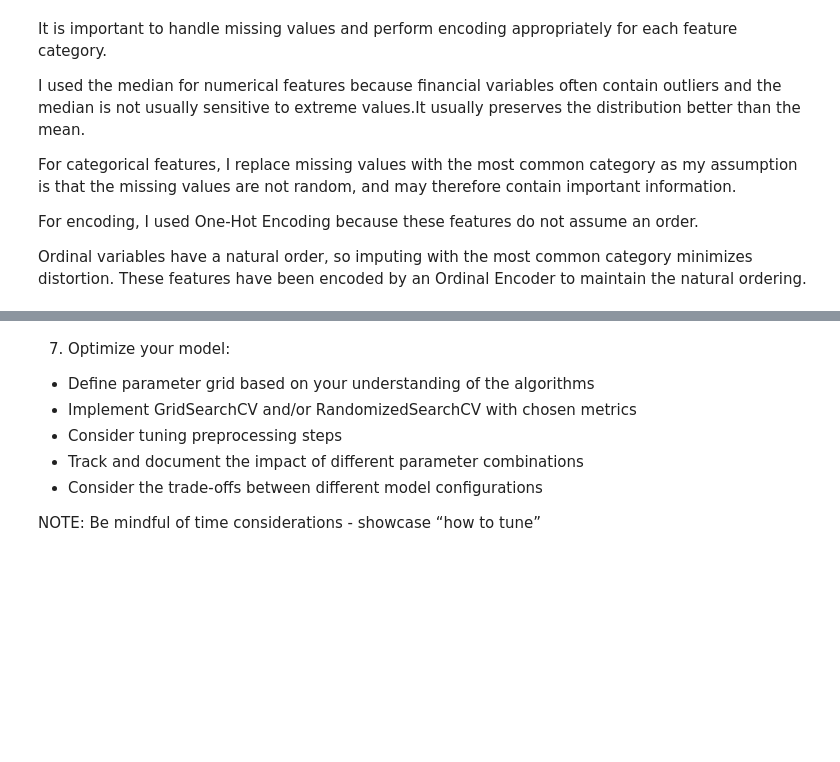
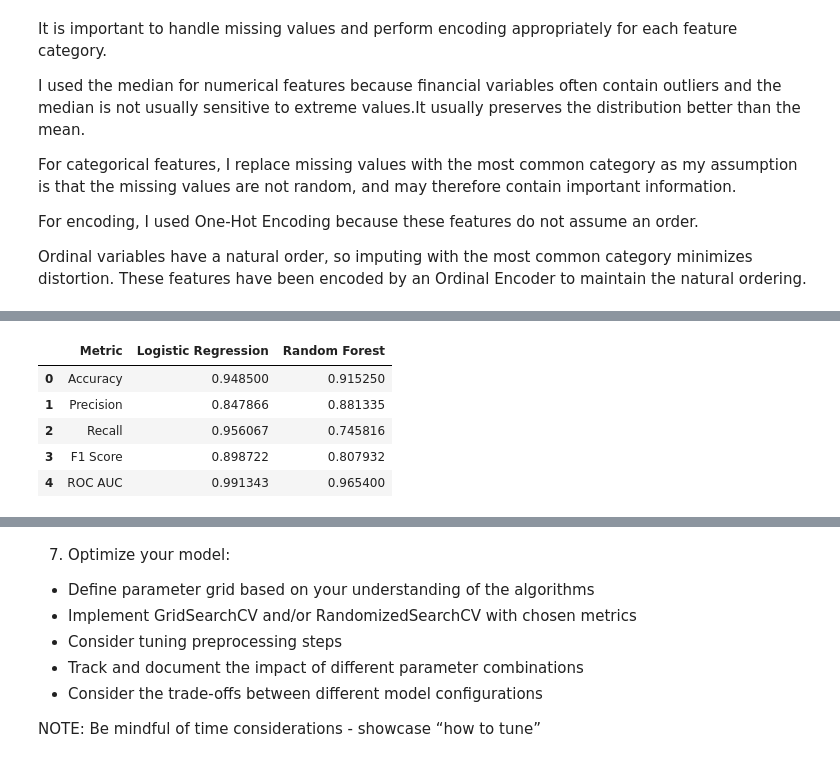
Before and after one commit to nyagayamonica/ML_LoanApproval, a Jupyter notebook: financial_loan_risk.ipynb, the cells around one changed output, grey strips where cells are left out. Drawn from its saved outputs; the diff is of its cells as text; code cells hidden in the pictures; blank space fills up the shorter version.

Commit message:
Model Optimization

```diff
--- a/financial_loan_risk.ipynb
+++ b/financial_loan_risk.ipynb
@@ -1157,0 +1149,10 @@ Confusion Matrix
+# %%
+# Random Forest Classifier Model
+rf_pipeline = Pipeline([
+    ('preprocessor', preprocessor),
+    ('classifier', RandomForestClassifier(
+        n_estimators=10,
+        random_state=42,
+        class_weight='balanced'
+    ))
+])
@@ -1157,0 +1168,3 @@ Confusion Matrix
+# %%
+# Train the model
+rf_pipeline.fit(X_train, y_train)
@@ -1157,0 +1189,4 @@ Confusion Matrix
+# %%
+# Make predictions
+y_pred_rf = rf_pipeline.predict(X_test)
+y_prob_rf = rf_pipeline.predict_proba(X_test)[:, 1]
@@ -1157,0 +1240,36 @@ Confusion Matrix
+# %%
+# Compare the performance of Logistic Regression and Random Forest Classifier
+comparison = pd.DataFrame({
+
+    'Metric':['Accuracy',
+              'Precision',
+              'Recall',
+              'F1 Score',
+              'ROC AUC'],
+
+    'Logistic Regression':[
+        log_accuracy,
+        log_precision,
+        log_recall,
+        log_f1,
+        log_auc
+    ],
+
+    'Random Forest':[
+        rf_accuracy,
+        rf_precision,
+        rf_recall,
+        rf_f1,
+        rf_auc
+    ]
+
+})
+
+comparison
+# %% [output]
+|  | Metric | Logistic Regression | Random Forest |
+| 0 | Accuracy | 0.948500 | 0.915250 |
+| 1 | Precision | 0.847866 | 0.881335 |
+| 2 | Recall | 0.956067 | 0.745816 |
+| 3 | F1 Score | 0.898722 | 0.807932 |
+| 4 | ROC AUC | 0.991343 | 0.965400 |
```
Also changed, not shown: parts of 35 cells of this notebook.
